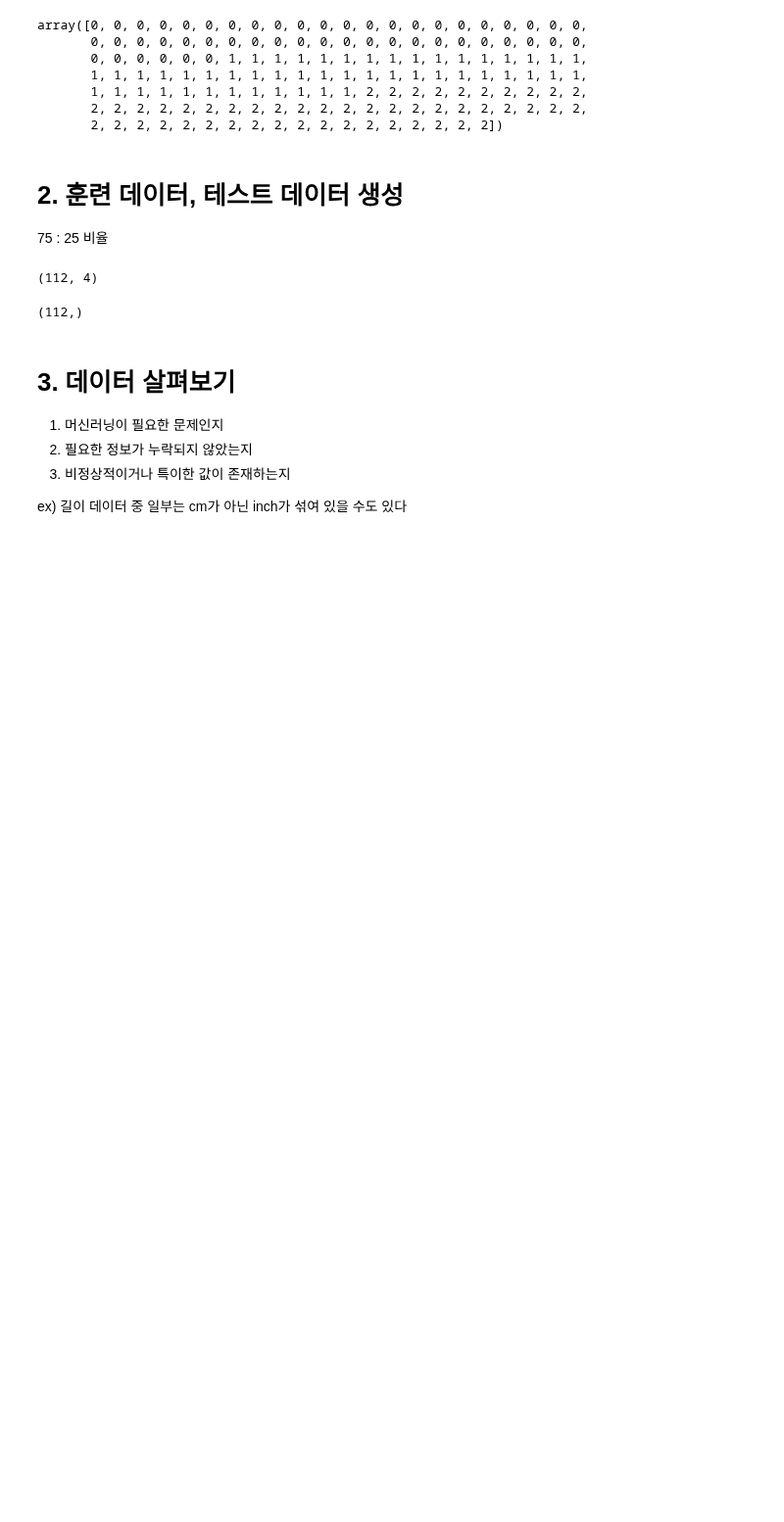
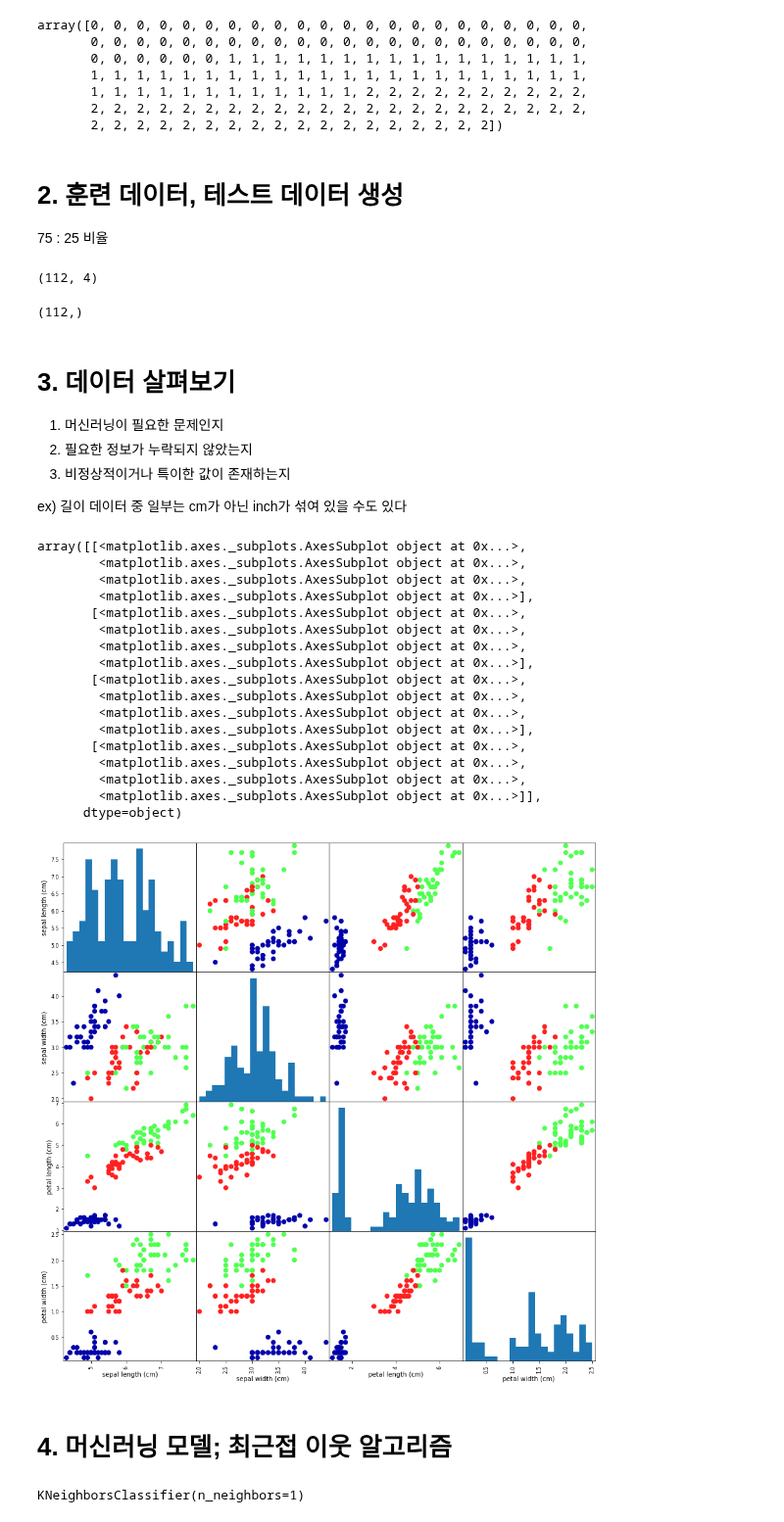
Before and after one commit to 201ssc/python_test1, a Jupyter notebook: python_ml_2.ipynb, the cells around one changed output. Shown at 98% size. Cells and saved outputs as stored; diff of their text form; code cells hidden in the pictures; blank space fills up the shorter version.

```diff
--- a/python_ml_2.ipynb
+++ b/python_ml_2.ipynb
@@ -64,3 +98,30 @@ y_train.shape ## 1행 112열로 구성된 리스트 모양으로 구성되어
 3. 비정상적이거나 특이한 값이 존재하는지
 
 ex) 길이 데이터 중 일부는 cm가 아닌 inch가 섞여 있을 수도 있다
+# %%
+import pandas as pd
+
+
+iris_dataframe = pd.DataFrame(X_train, columns=iris_dataset.feature_names)
+pd.plotting.scatter_matrix(iris_dataframe, c=y_train, figsize=(15, 15), marker='o', hist_kwds={'bins':20}, s=60, alpha=8, cmap=mglearn.cm3)
+# %% [output]
+array([[<matplotlib.axes._subplots.AxesSubplot object at 0x...>,
+        <matplotlib.axes._subplots.AxesSubplot object at 0x...>,
+        <matplotlib.axes._subplots.AxesSubplot object at 0x...>,
+        <matplotlib.axes._subplots.AxesSubplot object at 0x...>],
+       [<matplotlib.axes._subplots.AxesSubplot object at 0x...>,
+        <matplotlib.axes._subplots.AxesSubplot object at 0x...>,
+        <matplotlib.axes._subplots.AxesSubplot object at 0x...>,
+        <matplotlib.axes._subplots.AxesSubplot object at 0x...>],
+       [<matplotlib.axes._subplots.AxesSubplot object at 0x...>,
+        <matplotlib.axes._subplots.AxesSubplot object at 0x...>,
+        <matplotlib.axes._subplots.AxesSubplot object at 0x...>,
+        <matplotlib.axes._subplots.AxesSubplot object at 0x...>],
+       [<matplotlib.axes._subplots.AxesSubplot object at 0x...>,
+        <matplotlib.axes._subplots.AxesSubplot object at 0x...>,
+        <matplotlib.axes._subplots.AxesSubplot object at 0x...>,
+        <matplotlib.axes._subplots.AxesSubplot object at 0x...>]],
+      dtype=object)
+[figure, added]
+# %% [markdown]
+# 4. 머신러닝 모델; 최근접 이웃 알고리즘
@@ -66,0 +131,4 @@ ex) 길이 데이터 중 일부는 cm가 아닌 inch가 섞여 있을 수도 있
+# %%
+knn.fit(X_train, y_train)
+# %% [output]
+KNeighborsClassifier(n_neighbors=1)
```
Also changed, not shown: parts of 12 cells of this notebook.
